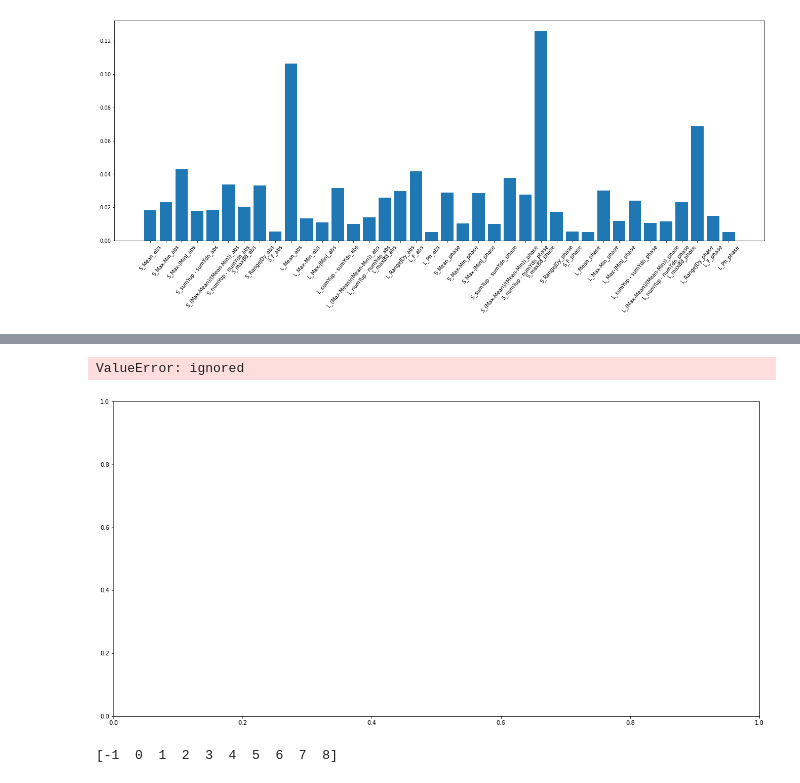
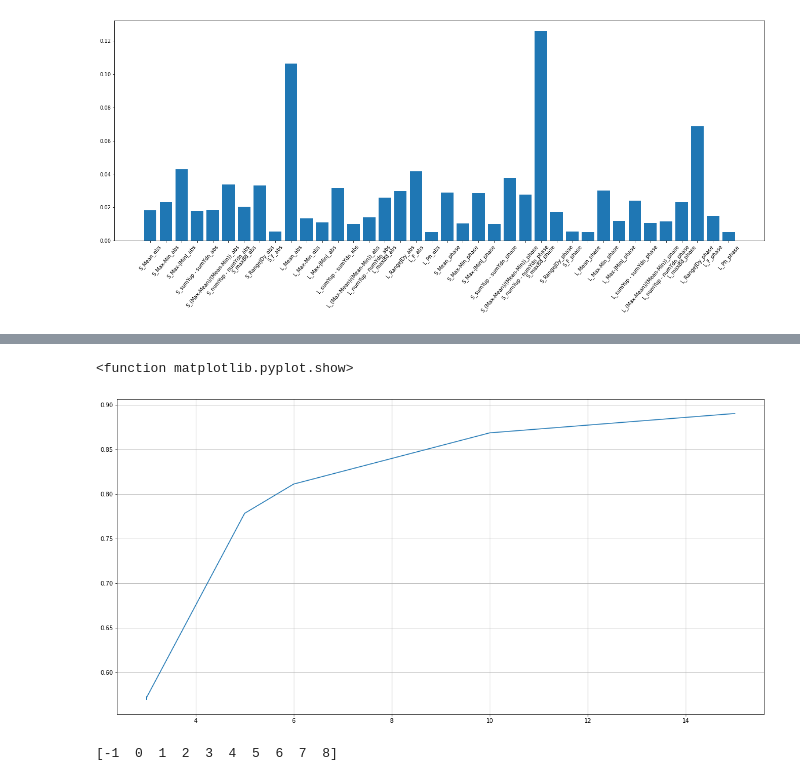
Before and after one commit to a1kayda/RF_fingerprinting, a Jupyter notebook: main.ipynb, the cells around one changed output, grey strips where cells are left out. Drawn from its saved outputs; the diff is of its cells as text; code cells hidden in the pictures.

```diff
--- a/main.ipynb
+++ b/main.ipynb
@@ -96,0 +88,4 @@ Index(['S_Max-|Min|_abs', 'L_Mean_abs', 'L_F_abs', 'S_maxBd_phase',
+# %%
+th = np.arange(0.025,0.06,0.005)
+features = [data.columns[np.append(rf.feature_importances_ > i, False)] for i in th]
+n_features = [np.size(i) for i in features]
@@ -97,8 +112,8 @@ Index(['S_Max-|Min|_abs', 'L_Mean_abs', 'L_F_abs', 'S_maxBd_phase',
 # %%
-rf_1 = RandomForestClassifier(n_estimators=300, criterion= "entropy")
+rf_1 = RandomForestClassifier(n_estimators=100, criterion= "entropy")
 acc = []
-for i in np.arange(0.01,0.06,0.0005):
-      X_i = data[data.columns[np.append(rf.feature_importances_ > i, False)]]
+for i in th:
+      X_i = data[features[int(np.where(abs(th - i) < 0.00001)[0])]]
       scaler.fit(X_i)
       X_train, X_test, y_train, y_test = train_test_split(X_i, y,random_state = 55, test_size = 0.3, shuffle=True, stratify=y)
       rf_1.fit(X_train, y_train)
@@ -106,12 +121,12 @@ for i in np.arange(0.01,0.06,0.0005):
       acc.append(accuracy_score(y_test, y_pred))
 # %%
 plt.figure(figsize=(20,10))
-plt.plot( [np.shape(data.columns[np.append(rf.feature_importances_ > i, False)]) for i in np.arange(0.005,0.1,0.005)], acc)
+plt.plot(n_features, acc)
 plt.grid(True)
 plt.show
 # %% [output]
-ValueError: ignored
+<function matplotlib.pyplot.show>
-[figure, old version]
+[figure, new version]
 # %%
 X = data[data.columns[np.append(rf.feature_importances_ > i, False)]]
 scaler.fit(X)
```
Also changed, not shown: parts of 7 cells of this notebook.
